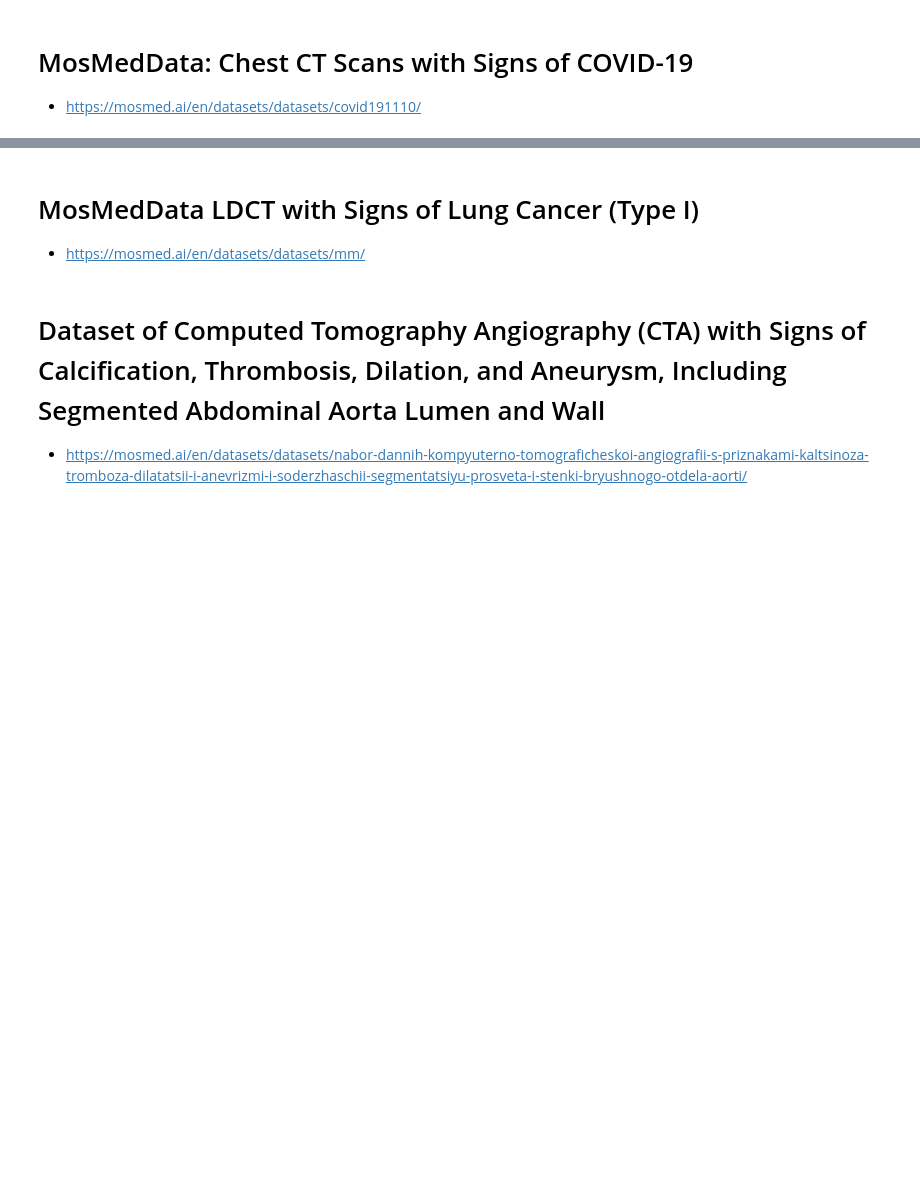
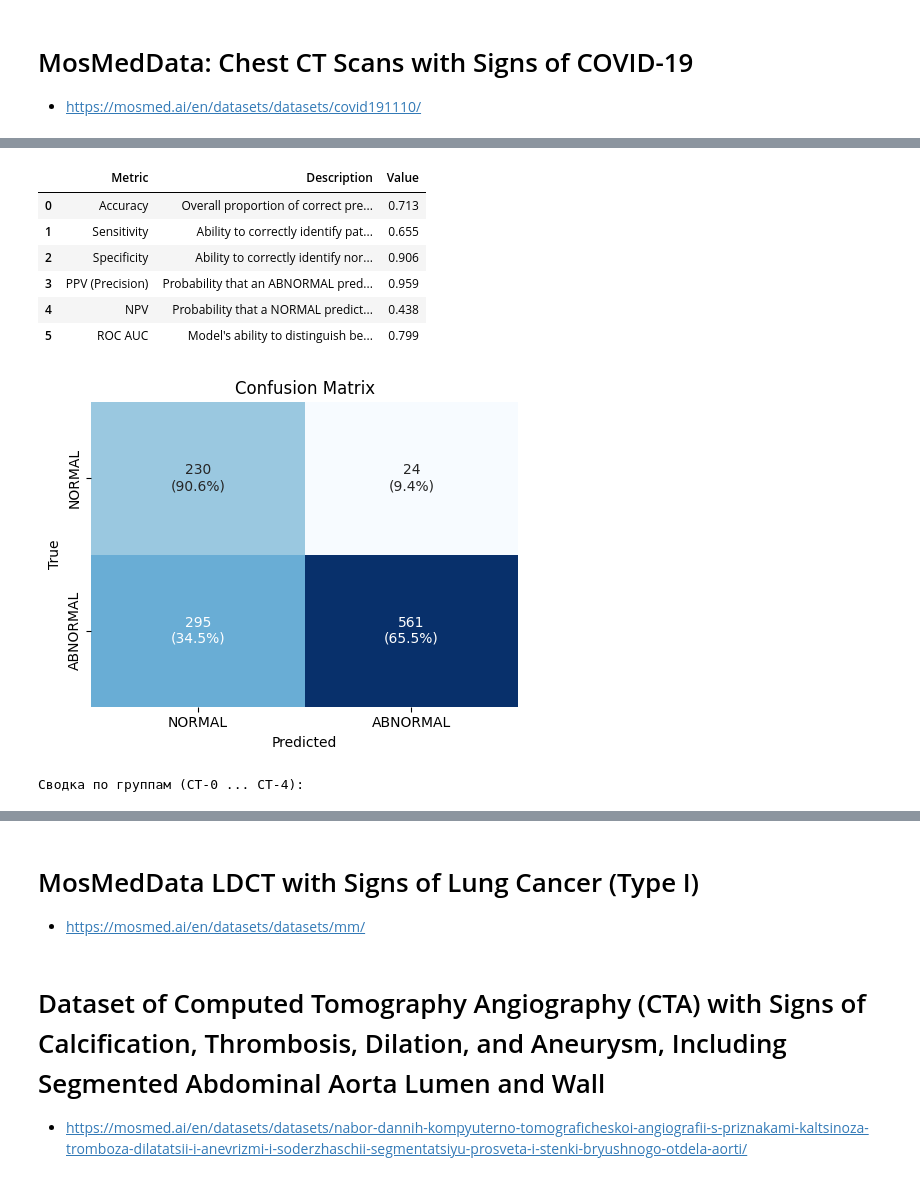
Before and after one commit to AlekseiLugovoi/medscreen, a Jupyter notebook: dev/Evaluation.ipynb, the cells around one changed output, grey strips where cells are left out. Cells and saved outputs as stored; diff of their text form; code cells hidden in the pictures; blank space fills up the shorter version.

Commit message:
bugs corrected

```diff
--- a/dev/Evaluation.ipynb
+++ b/dev/Evaluation.ipynb
@@ -150,0 +197,74 @@ summary
+# %%
+df = pd.read_csv("eval_mosmed.csv")
+y_true = (df["label"] == "ABNORMAL").astype(int)
+y_pred = (df["verdict"] == "ABNORMAL").astype(int)
+
+tn, fp, fn, tp = confusion_matrix(y_true, y_pred).ravel()
+
+metrics_df = pd.DataFrame({
+    "Metric": [
+        "Accuracy",
+        "Sensitivity",
+        "Specificity",
+        "PPV (Precision)",
+        "NPV",
+        "ROC AUC"
+    ],
+    "Description": [
+        "Overall proportion of correct predictions",
+        "Ability to correctly identify pathology (True Positive Rate)",
+        "Ability to correctly identify normal cases (True Negative Rate)",
+        "Probability that an ABNORMAL prediction is actually pathology",
+        "Probability that a NORMAL prediction is actually healthy",
+        "Model's ability to distinguish between classes"
+    ],
+    "Value": [
+        (tp + tn) / (tp + tn + fp + fn),
+        tp / (tp + fn) if (tp + fn) > 0 else 0,
+        tn / (tn + fp) if (tn + fp) > 0 else 0,
+        tp / (tp + fp) if (tp + fp) > 0 else 0,
+        tn / (tn + fn) if (tn + fn) > 0 else 0,
+        roc_auc_score(y_true, df['abnormal_ratio'])
+    ]
+})
+
+metrics_df["Value"] = metrics_df["Value"].round(3)
+display(metrics_df)
+
+fig, ax = plt.subplots(figsize=(5, 4))
+cm = confusion_matrix(y_true, y_pred)
+
+# Считаем доли по строкам (относительно истинных классов)
+cm_pct = cm.astype('float') / cm.sum(axis=1)[:, np.newaxis]
+
+# Формируем подписи: "Число\n(Доля%)"
+annot_labels = [[f"{val}\n({pct:.1%})" for val, pct in zip(row, pct_row)]
+                for row, pct_row in zip(cm, cm_pct)]
+
+sns.heatmap(cm, annot=annot_labels, fmt="",
+            xticklabels=["NORMAL", "ABNORMAL"], yticklabels=["NORMAL", "ABNORMAL"],
+            cmap="Blues", ax=ax, cbar=False)
+ax.set(xlabel="Predicted", ylabel="True", title="Confusion Matrix")
+plt.tight_layout()
+plt.show()
+
+# Добавим также разбивку по конкретным группам CT-0 .. CT-4
+print("\nСводка по группам (CT-0 ... CT-4):")
+summary = df.groupby("group").agg(
+    total=("file", "count"),
+    predicted_abnormal=("verdict", lambda x: (x == "ABNORMAL").sum()),
+    accuracy=("verdict", lambda x, gt=df: (x.values == gt.loc[x.index, "label"].values).mean()),
+    mean_abnormal_ratio=("abnormal_ratio", "mean"),
+    mean_time=("time", "mean"),
+).round(3)
+display(summary)
+# %% [output]
+|  | Metric | Description | Value |
+| 0 | Accuracy | Overall proportion of correct pre... | 0.713 |
+| 1 | Sensitivity | Ability to correctly identify pat... | 0.655 |
+| 2 | Specificity | Ability to correctly identify nor... | 0.906 |
+| 3 | PPV (Precision) | Probability that an ABNORMAL pred... | 0.959 |
+| 4 | NPV | Probability that a NORMAL predict... | 0.438 |
+| 5 | ROC AUC | Model's ability to distinguish be... | 0.799 |
+[figure, added]
+Сводка по группам (CT-0 ... CT-4):
```
Also changed, not shown: parts of 17 cells of this notebook, 6 other files.
